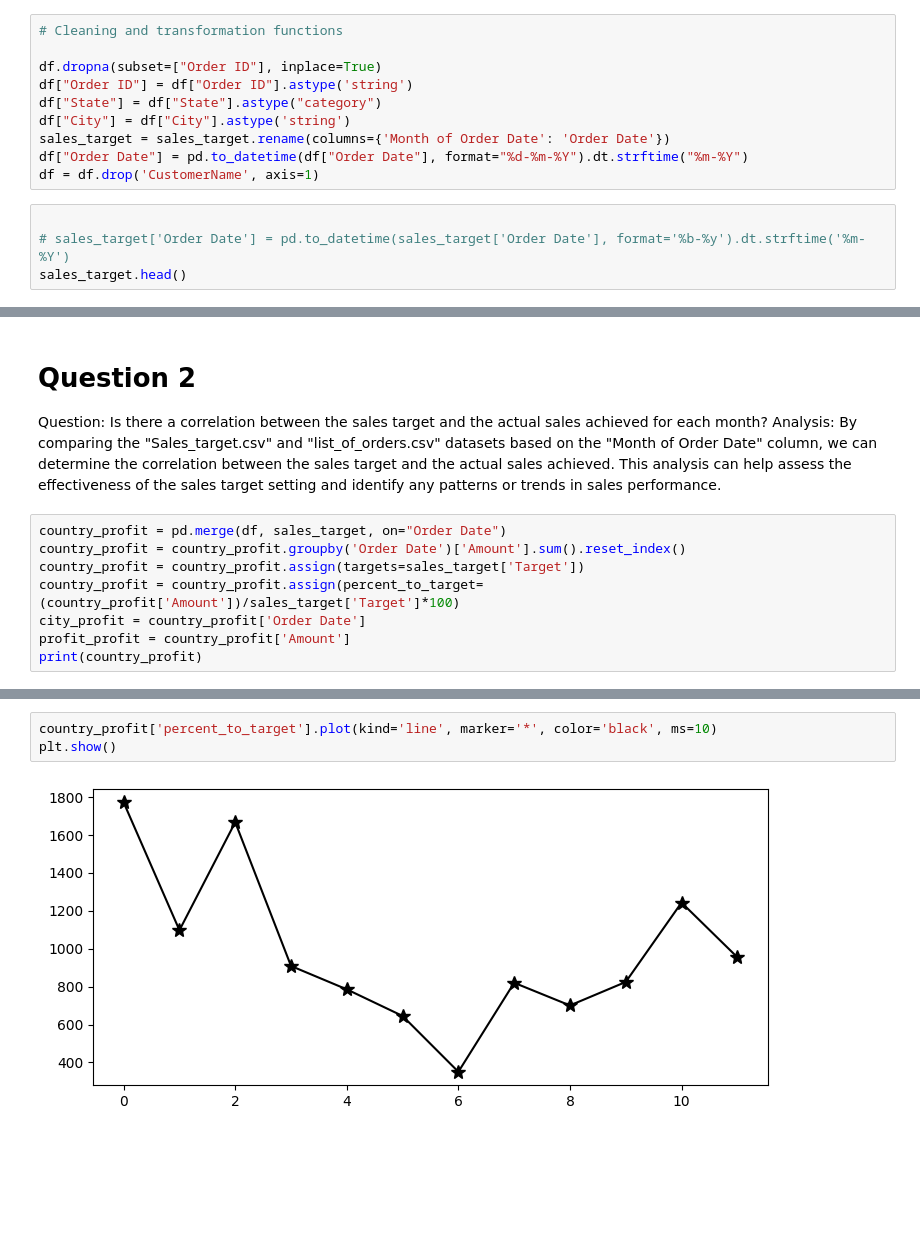
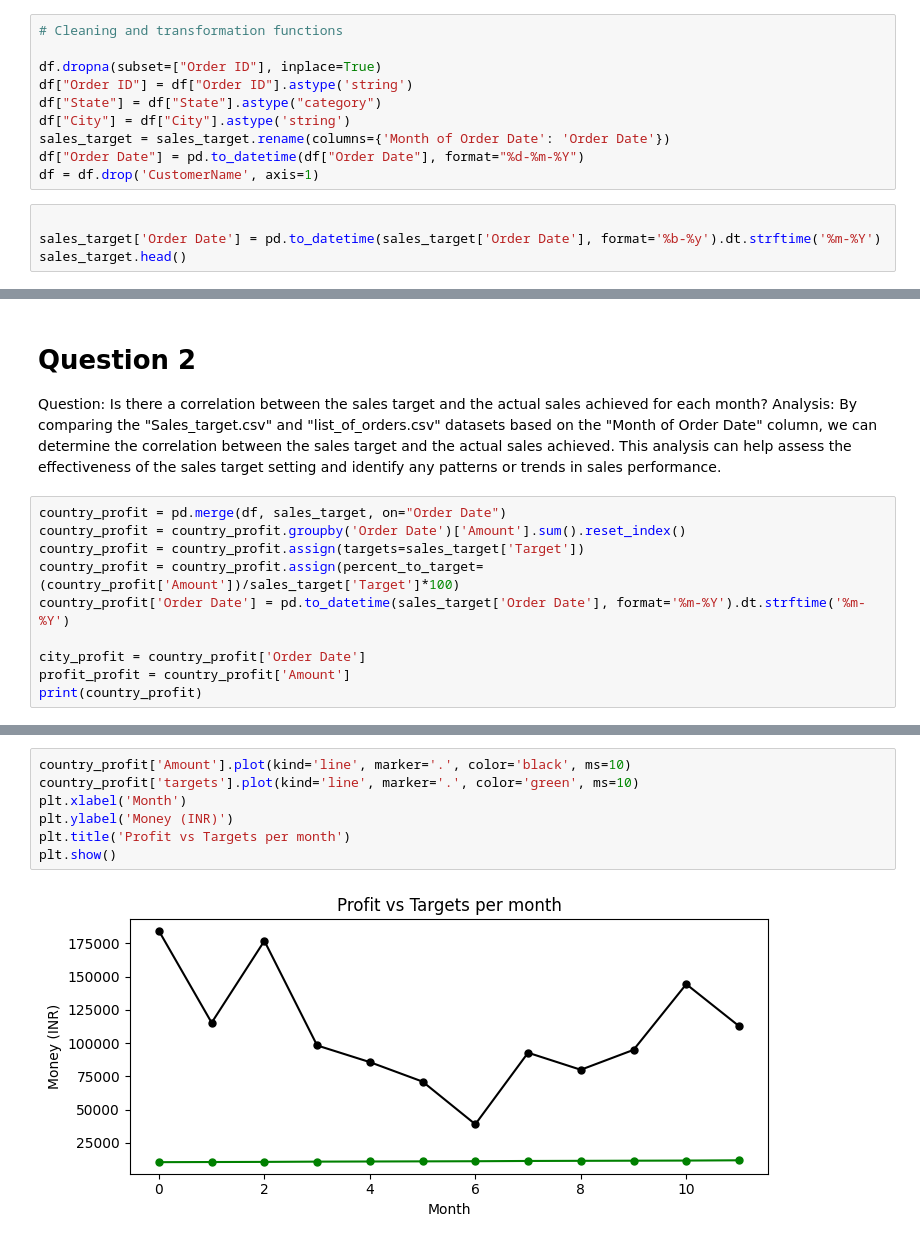
Before and after one commit to Nom115/ecommerce_analysis, a Jupyter notebook: jupiter.ipynb, the cells around one changed output, grey strips where cells are left out. Drawn from its saved outputs; the diff is of its cells as text; blank space fills up the shorter version.

```diff
--- a/jupiter.ipynb
+++ b/jupiter.ipynb
@@ -89,11 +92,11 @@ df["Order ID"] = df["Order ID"].astype('string')
 df["State"] = df["State"].astype("category")
 df["City"] = df["City"].astype('string')
 sales_target = sales_target.rename(columns={'Month of Order Date': 'Order Date'})
-df["Order Date"] = pd.to_datetime(df["Order Date"], format="%d-%m-%Y").dt.strftime("%m-%Y")
+df["Order Date"] = pd.to_datetime(df["Order Date"], format="%d-%m-%Y")
 df = df.drop('CustomerName', axis=1)
 # %%
 
-# sales_target['Order Date'] = pd.to_datetime(sales_target['Order Date'], format='%b-%y').dt.strftime('%m-%Y')
+sales_target['Order Date'] = pd.to_datetime(sales_target['Order Date'], format='%b-%y').dt.strftime('%m-%Y')
 sales_target.head()
 # %% [output]
 |  | Order Date | Category | Target |
@@ -238,6 +241,8 @@ country_profit = pd.merge(df, sales_target, on="Order Date")
 country_profit = country_profit.groupby('Order Date')['Amount'].sum().reset_index()
 country_profit = country_profit.assign(targets=sales_target['Target'])
 country_profit = country_profit.assign(percent_to_target=(country_profit['Amount'])/sales_target['Target']*100)
+country_profit['Order Date'] = pd.to_datetime(sales_target['Order Date'], format='%m-%Y').dt.strftime('%m-%Y')
+
 city_profit = country_profit['Order Date']
 profit_profit = country_profit['Amount']
 print(country_profit)
@@ -278,5 +283,9 @@ plt.show()
 # %%
-country_profit['percent_to_target'].plot(kind='line', marker='*', color='black', ms=10)
+country_profit['Amount'].plot(kind='line', marker='.', color='black', ms=10)
+country_profit['targets'].plot(kind='line', marker='.', color='green', ms=10)
+plt.xlabel('Month')
+plt.ylabel('Money (INR)')
+plt.title('Profit vs Targets per month')
 plt.show()
 # %% [output]
-[figure, old version]
+[figure, new version]
```
Also changed, not shown: parts of 10 cells of this notebook, 1 other file.
